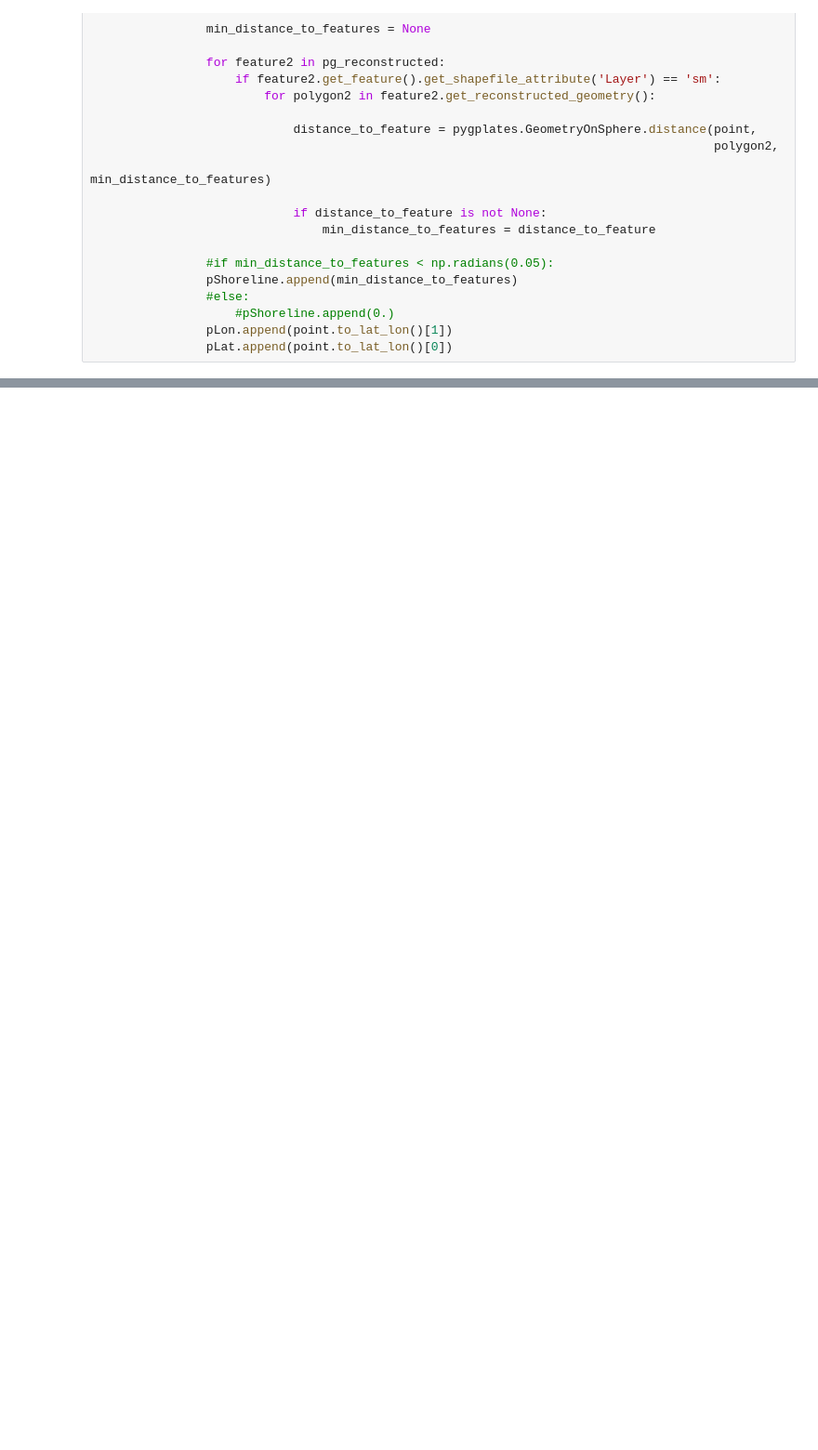
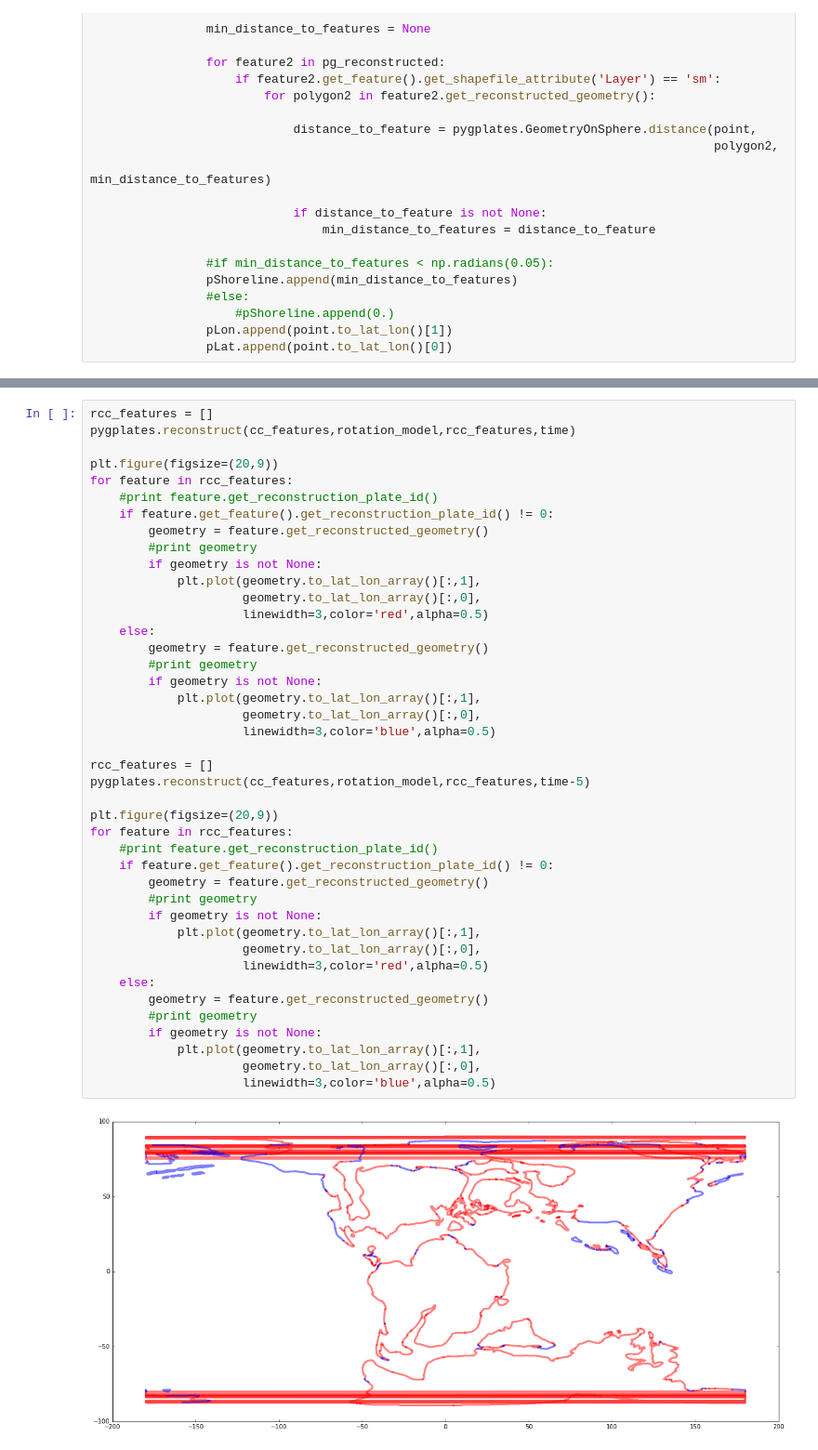
Before and after one commit to siwill22/paleogeography, a Jupyter notebook: extract-paleoshorelines.ipynb, the cells around one changed output, grey strips where cells are left out. Shown at 93% size. Saved outputs shown, nothing was run; the diff lists cells and outputs as text; blank space fills up the shorter version.

```diff
--- a/extract-paleoshorelines.ipynb
+++ b/extract-paleoshorelines.ipynb
@@ -123,0 +128,44 @@ for feature in cc_features:
+# %%
+rcc_features = []
+pygplates.reconstruct(cc_features,rotation_model,rcc_features,time)
+
+plt.figure(figsize=(20,9))
+for feature in rcc_features:
+    #print feature.get_reconstruction_plate_id()
+    if feature.get_feature().get_reconstruction_plate_id() != 0:
+        geometry = feature.get_reconstructed_geometry()
+        #print geometry
+        if geometry is not None:
+            plt.plot(geometry.to_lat_lon_array()[:,1],
+                     geometry.to_lat_lon_array()[:,0],
+                     linewidth=3,color='red',alpha=0.5)
+    else:
+        geometry = feature.get_reconstructed_geometry()
+        #print geometry
+        if geometry is not None:
+            plt.plot(geometry.to_lat_lon_array()[:,1],
+                     geometry.to_lat_lon_array()[:,0],
+                     linewidth=3,color='blue',alpha=0.5)
+
+rcc_features = []
+pygplates.reconstruct(cc_features,rotation_model,rcc_features,time-5)
+
+plt.figure(figsize=(20,9))
+for feature in rcc_features:
+    #print feature.get_reconstruction_plate_id()
+    if feature.get_feature().get_reconstruction_plate_id() != 0:
+        geometry = feature.get_reconstructed_geometry()
+        #print geometry
+        if geometry is not None:
+            plt.plot(geometry.to_lat_lon_array()[:,1],
+                     geometry.to_lat_lon_array()[:,0],
+                     linewidth=3,color='red',alpha=0.5)
+    else:
+        geometry = feature.get_reconstructed_geometry()
+        #print geometry
+        if geometry is not None:
+            plt.plot(geometry.to_lat_lon_array()[:,1],
+                     geometry.to_lat_lon_array()[:,0],
+                     linewidth=3,color='blue',alpha=0.5)
+# %% [output]
+[figure, added]
```
Also changed, not shown: parts of 7 cells of this notebook, 1 other file.
